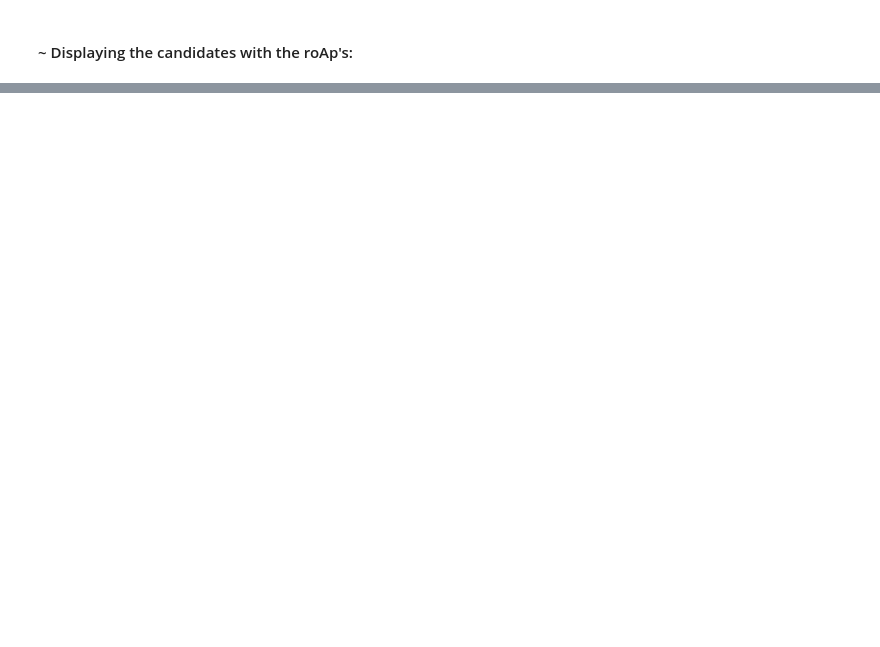
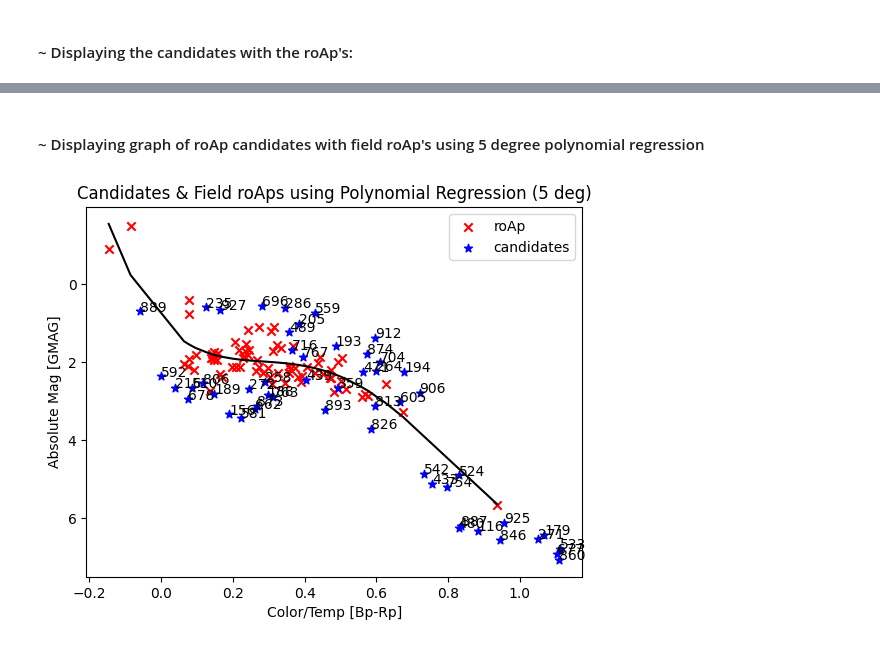
Before and after one commit to RavingRoss/roAp-Classification, a Jupyter notebook: CS455-regression.ipynb, the cells around one changed output, grey strips where cells are left out. Saved outputs shown, nothing was run; the diff lists cells and outputs as text; code cells hidden in the pictures; blank space fills up the shorter version.

```diff
--- a/CS455-regression.ipynb
+++ b/CS455-regression.ipynb
@@ -273,0 +338,10 @@ plt.show()
+# %%
+print('Stars in NGC 2264 following the Polynomial regression:')
+cands = []
+thresh = 1.5
+max = (xr.max()) + 0.5
+for n in range(len(ytrain)):
+    if (dist[n]<thresh) & (xtrain[n]<max):
+        cand = clust.iloc[n]['id']
+        print('Deviation:', dist[n],'| ID:',cand, '| GMAG:', ytrain[n], '| B-R: ', xtrain[n][0])
+        cands.append({'ID':cand,'Deviation':dist[n],'GMAG':ytrain[n],'B-R':xtrain[n][0]})
@@ -273,0 +366,6 @@ plt.show()
+# %%
+print(len(cands))
+dfp = pd.DataFrame(cands)
+dfp.to_csv('Data/polynomial-candidates.csv',index=False,header=True)
+
+dfp.describe()
@@ -273,0 +383,29 @@ plt.show()
+# %% [markdown]
+#### ~ Displaying graph of roAp candidates with field roAp's using 5 degree polynomial regression
+# %%
+a = dfp['B-R']
+b = dfp['GMAG']
+# Flattening the series for the x-values and prediction values
+xf = pd.Series(xtrain_r.flatten())
+yf = pd.Series(predpr.flatten())
+# Sorting
+xs = xf.sort_values()
+# Arraning into an array to plot
+ypred = np.array(yf[xs.index])
+xarr = np.array(xs)
+
+plt.gca().invert_yaxis()
+plt.title(f'Candidates & Field roAps using Polynomial Regression ({deg} deg)')
+plt.scatter(xtrain_r,ytrain_r,marker='x',c='r',label='roAp')
+plt.scatter(a,b,marker='*',c='b',label='candidates')
+plt.plot(xarr,ypred,c='black')
+plt.ylabel('Absolute Mag [GMAG]')
+plt.xlabel('Color/Temp [Bp-Rp]')
+plt.legend()
+
+for i, id in enumerate(dfp['ID']):
+    plt.annotate(id, (a[i],b[i]))
+plt.savefig('Figures/Polynomial-Candidates-10deg')
+plt.show()
+# %% [output]
+[figure, added]
```
Also changed, not shown: parts of 16 cells of this notebook, 10 other files.
